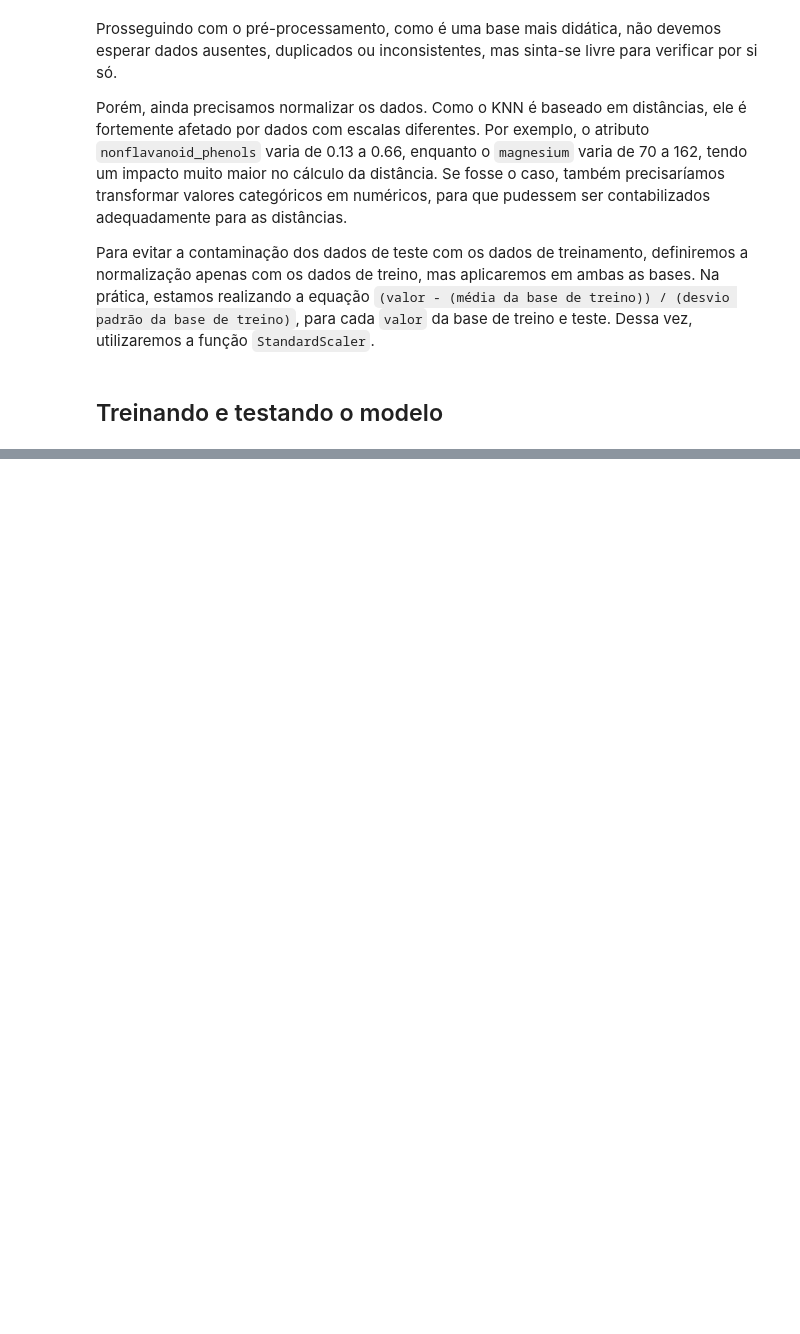
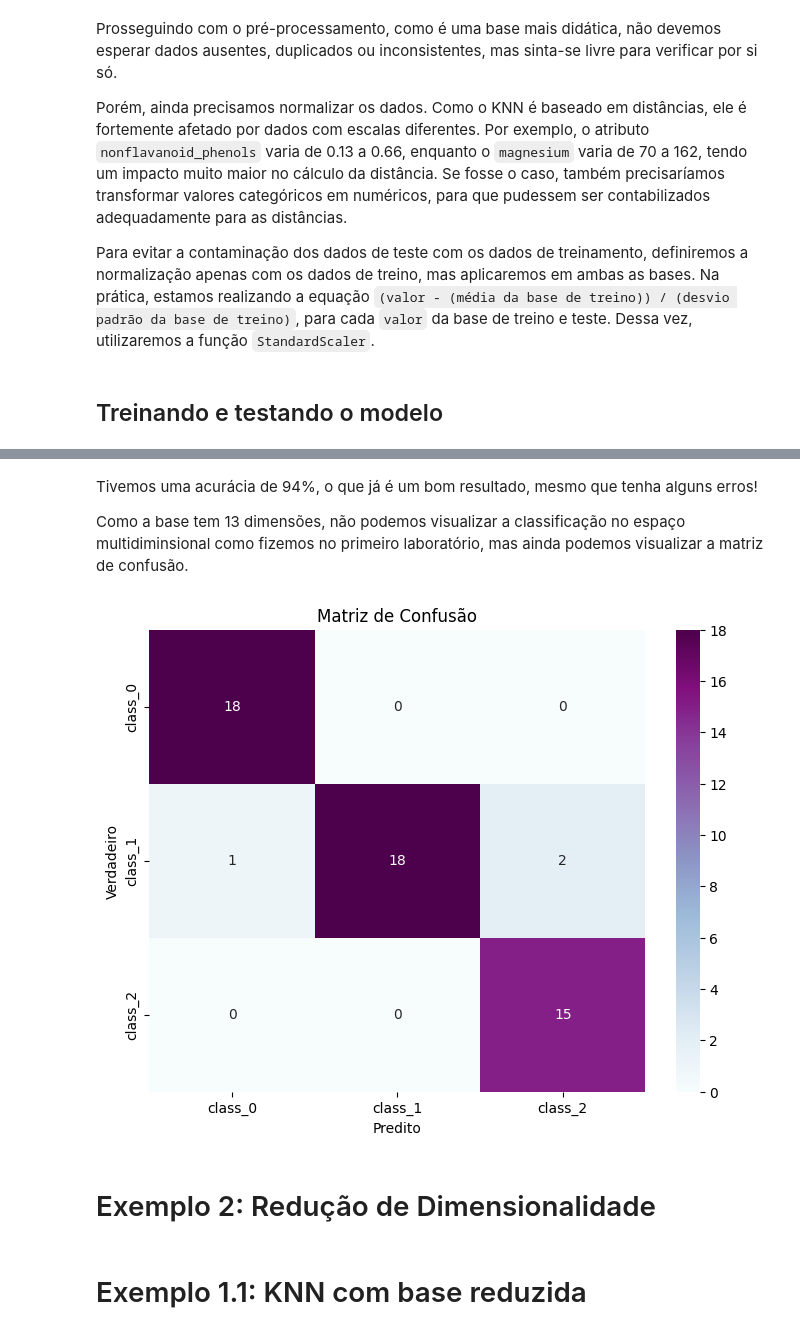
Before and after one commit to henriquemargotte/Aprendizado-de-Maquina-2025-2, a Jupyter notebook: Lab3/lab3.ipynb, the cells around one changed output, grey strips where cells are left out. Saved outputs shown, nothing was run; the diff lists cells and outputs as text; code cells hidden in the pictures; blank space fills up the shorter version.

```diff
--- a/Lab3/lab3.ipynb
+++ b/Lab3/lab3.ipynb
@@ -87,0 +92,11 @@ X_test = scaler.transform(X_test) # transform aplica a transformação aprendida
+# %%
+from sklearn.neighbors import KNeighborsClassifier
+from sklearn.metrics import accuracy_score, classification_report
+
+model = KNeighborsClassifier(n_neighbors=3)
+model.fit(X_train, y_train)
+
+y_pred = model.predict(X_test)
+accuracy = accuracy_score(y_test, y_pred)
+display(f"Acurácia: {accuracy:.2f}")
+print(classification_report(y_test, y_pred, target_names=wine.target_names))
@@ -87,0 +114,22 @@ X_test = scaler.transform(X_test) # transform aplica a transformação aprendida
+# %% [markdown]
+Tivemos uma acurácia de 94%, o que já é um bom resultado, mesmo que tenha alguns erros!
+
+Como a base tem 13 dimensões, não podemos visualizar a classificação no espaço multidiminsional como fizemos no primeiro laboratório, mas ainda podemos visualizar a matriz de confusão.
+# %%
+# confusion matrix
+from sklearn.metrics import confusion_matrix
+
+confusion_matrix = confusion_matrix(y_test, y_pred)
+plt.figure(figsize=(8, 6))
+sns.heatmap(confusion_matrix, annot=True, fmt="d", cmap="BuPu",
+            xticklabels=wine.target_names, yticklabels=wine.target_names)
+plt.xlabel("Predito")
+plt.ylabel("Verdadeiro")
+plt.title("Matriz de Confusão")
+plt.show()
+# %% [output]
+[figure, added]
+# %% [markdown]
+# Exemplo 2: Redução de Dimensionalidade
+# %% [markdown]
+# Exemplo 1.1: KNN com base reduzida
```
Also changed, not shown: parts of 7 cells of this notebook.
